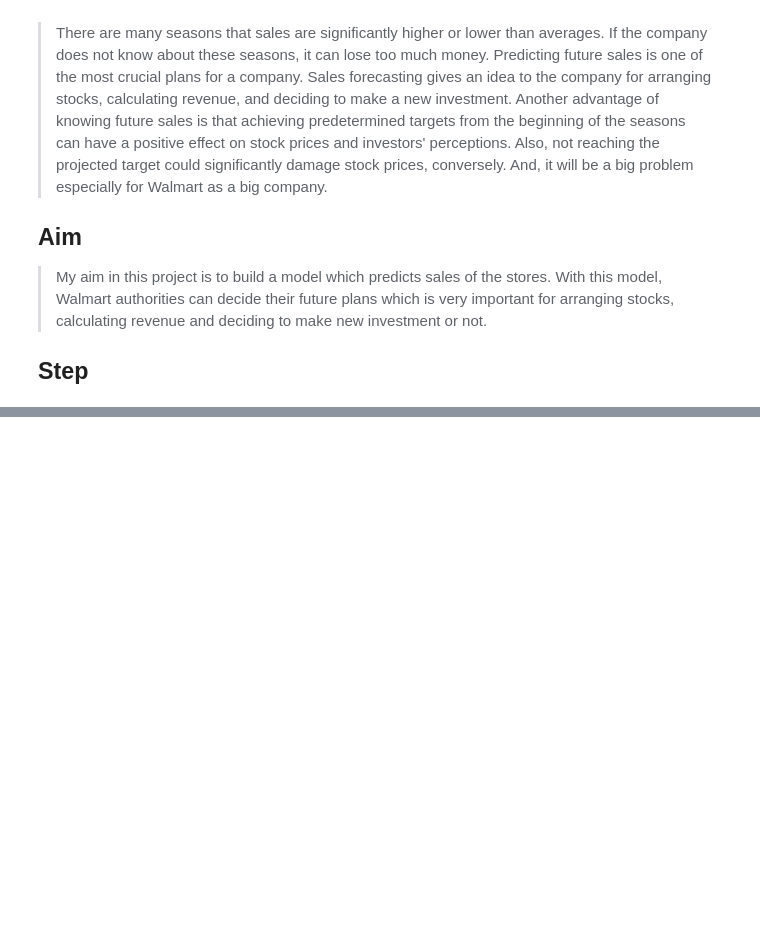
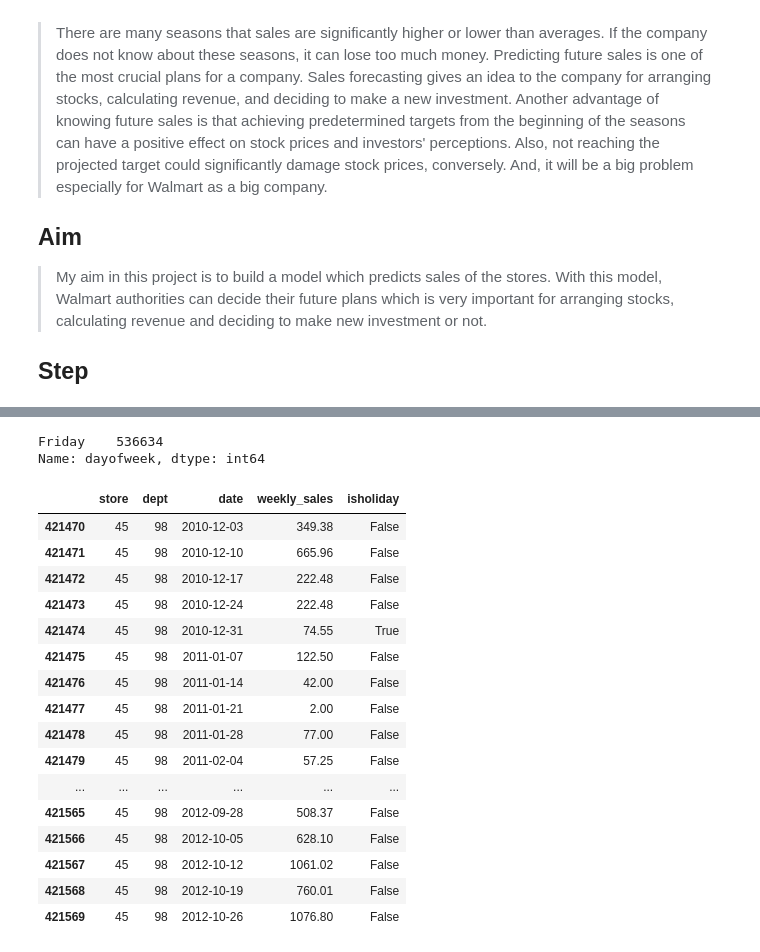
Before and after one commit to songhunhwa1/DS_demand_forecast, a Jupyter notebook: Walmart_Sales_Forecast/Modeling_walmart.ipynb, the cells around one changed output, grey strips where cells are left out. Cells and saved outputs as stored; diff of their text form; code cells hidden in the pictures; blank space fills up the shorter version.

```diff
--- a/Walmart_Sales_Forecast/Modeling_walmart.ipynb
+++ b/Walmart_Sales_Forecast/Modeling_walmart.ipynb
@@ -111,0 +183,25 @@ df
+# %%
+df.dayofweek.value_counts()
+# %% [output]
+Friday    536634
+Name: dayofweek, dtype: int64
+# %%
+train.tail(100)
+# %% [output]
+|  | store | dept | date | weekly_sales | isholiday |
+| 421470 | 45 | 98 | 2010-12-03 | 349.38 | False |
+| 421471 | 45 | 98 | 2010-12-10 | 665.96 | False |
+| 421472 | 45 | 98 | 2010-12-17 | 222.48 | False |
+| 421473 | 45 | 98 | 2010-12-24 | 222.48 | False |
+| 421474 | 45 | 98 | 2010-12-31 | 74.55 | True |
+| 421475 | 45 | 98 | 2011-01-07 | 122.50 | False |
+| 421476 | 45 | 98 | 2011-01-14 | 42.00 | False |
+| 421477 | 45 | 98 | 2011-01-21 | 2.00 | False |
+| 421478 | 45 | 98 | 2011-01-28 | 77.00 | False |
+| 421479 | 45 | 98 | 2011-02-04 | 57.25 | False |
+| ... | ... | ... | ... | ... | ... |
+| 421565 | 45 | 98 | 2012-09-28 | 508.37 | False |
+| 421566 | 45 | 98 | 2012-10-05 | 628.10 | False |
+| 421567 | 45 | 98 | 2012-10-12 | 1061.02 | False |
+| 421568 | 45 | 98 | 2012-10-19 | 760.01 | False |
+| 421569 | 45 | 98 | 2012-10-26 | 1076.80 | False |
```
Also changed, not shown: parts of 6 cells of this notebook.
